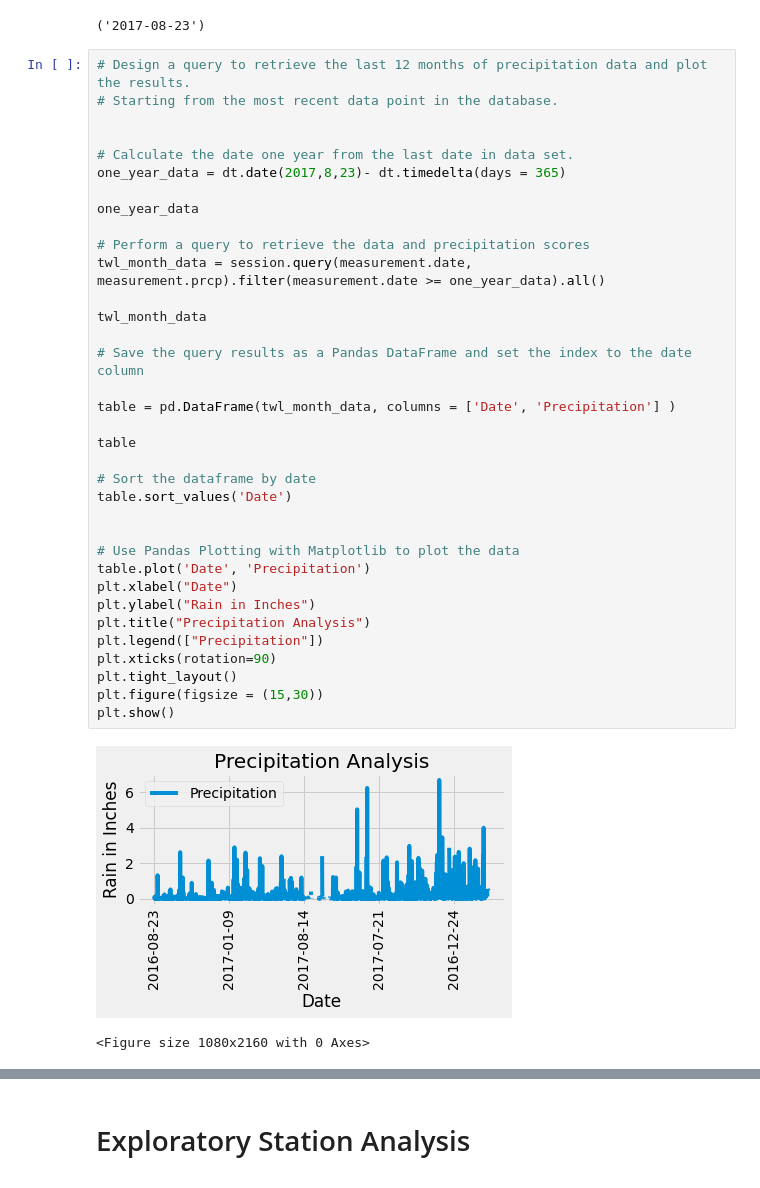
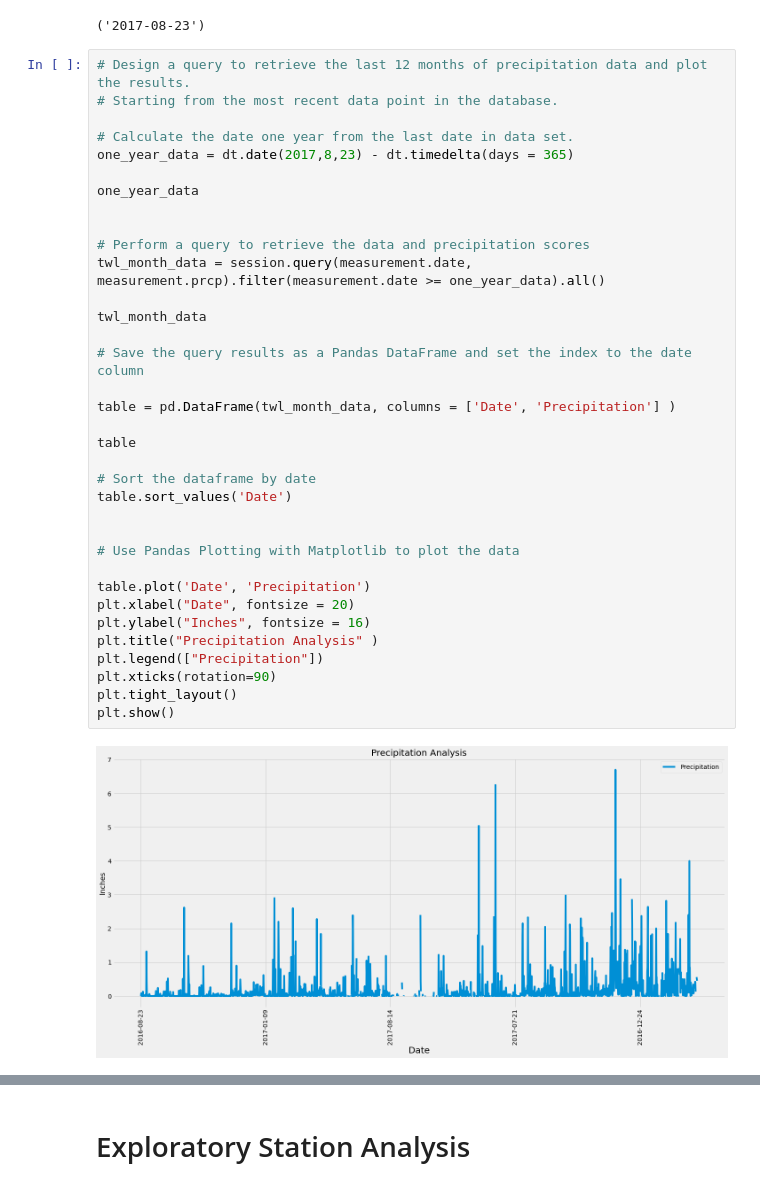
Before and after one commit to keikoyara/sqlalchemy-challenge, a Jupyter notebook: climate_starter.ipynb, the cells around one changed output, grey strips where cells are left out. Saved outputs shown, nothing was run; the diff lists cells and outputs as text.

```diff
--- a/climate_starter.ipynb
+++ b/climate_starter.ipynb
@@ -50,41 +50,40 @@ max_date
 # %%
 # Design a query to retrieve the last 12 months of precipitation data and plot the results.
 # Starting from the most recent data point in the database.
 
-
 # Calculate the date one year from the last date in data set.
-one_year_data = dt.date(2017,8,23)- dt.timedelta(days = 365)
+one_year_data = dt.date(2017,8,23) - dt.timedelta(days = 365)
 
 one_year_data
+
 
 # Perform a query to retrieve the data and precipitation scores
 twl_month_data = session.query(measurement.date, measurement.prcp).filter(measurement.date >= one_year_data).all()
 
 twl_month_data
 
 # Save the query results as a Pandas DataFrame and set the index to the date column
 
 table = pd.DataFrame(twl_month_data, columns = ['Date', 'Precipitation'] )
 
 table
 
 # Sort the dataframe by date
 table.sort_values('Date')
 
 
 # Use Pandas Plotting with Matplotlib to plot the data
+
 table.plot('Date', 'Precipitation')
-plt.xlabel("Date")
-plt.ylabel("Rain in Inches")
-plt.title("Precipitation Analysis")
+plt.xlabel("Date", fontsize = 20)
+plt.ylabel("Inches", fontsize = 16)
+plt.title("Precipitation Analysis" )
 plt.legend(["Precipitation"])
 plt.xticks(rotation=90)
 plt.tight_layout()
-plt.figure(figsize = (15,30))
 plt.show()
 # %% [output]
-[figure, old version]
+[figure, new version]
-<Figure size 1080x2160 with 0 Axes>
 # %%
 # Use Pandas to calcualte the summary statistics for the precipitation data
 #use describe
```
Also changed, not shown: parts of 5 cells of this notebook.
